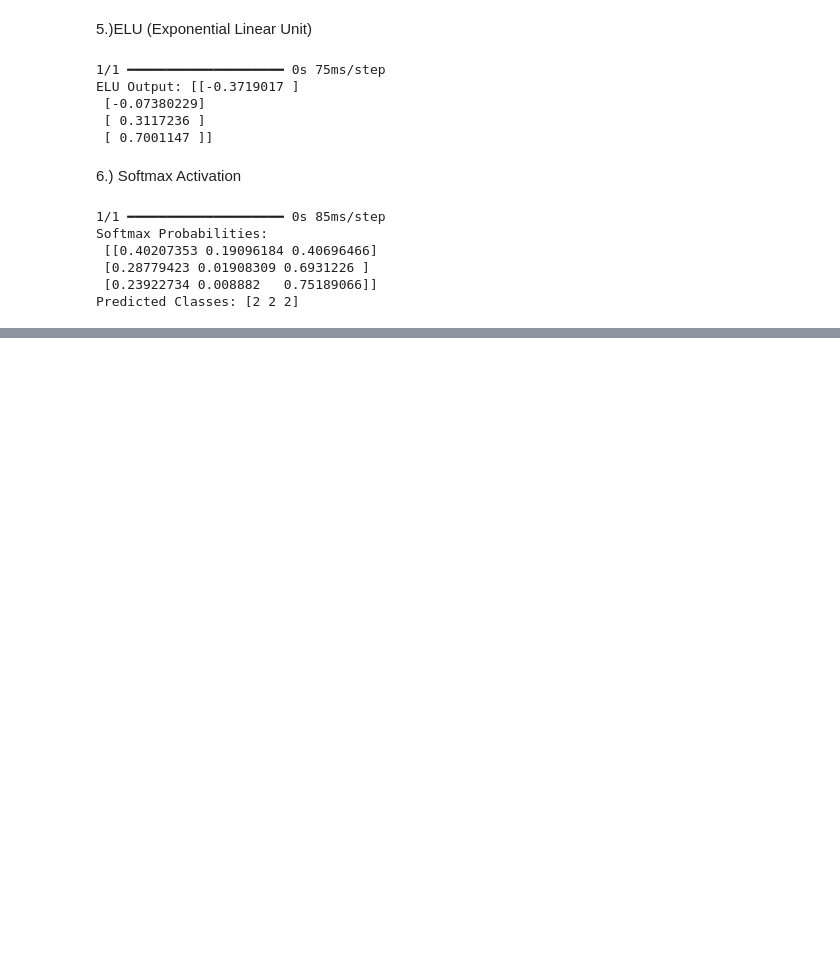
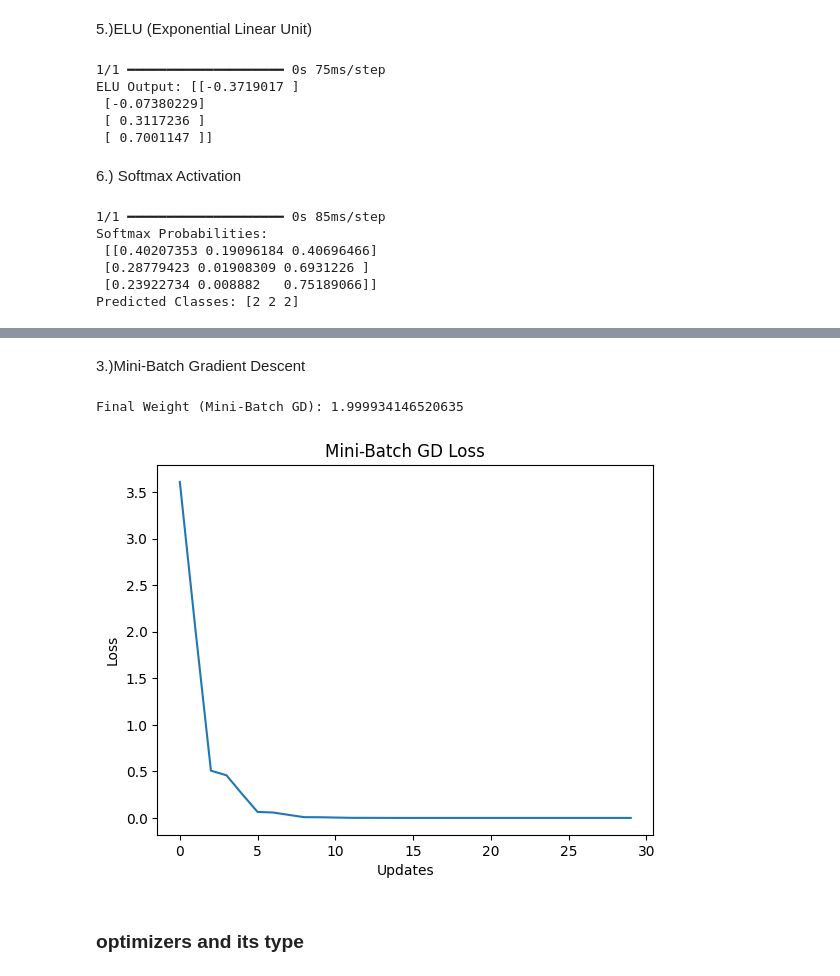
Before and after one commit to visheshsharma1708/Datascience.pr, a Jupyter notebook: deep-learning(tensorflow)/tensorflow.ipynb, the cells around one changed output, grey strips where cells are left out. Cells and saved outputs as stored; diff of their text form; code cells hidden in the pictures; blank space fills up the shorter version.

```diff
--- a/deep-learning(tensorflow)/tensorflow.ipynb
+++ b/deep-learning(tensorflow)/tensorflow.ipynb
@@ -315,0 +410,30 @@ Predicted Classes: [2 2 2]
+# %% [markdown]
+3.)Mini-Batch Gradient Descent
+# %%
+X = np.array([1, 2, 3, 4, 5])
+Y = np.array([2, 4, 6, 8, 10])
+w = 0
+learning_rate = 0.01
+epochs = 10
+batch_size = 2
+history = []
+
+for epoch in range(epochs):
+    for i in range(0, len(X), batch_size):
+        X_batch = X[i:i+batch_size]
+        Y_batch = Y[i:i+batch_size]
+        grad = np.mean(2 * X_batch * (w*X_batch - Y_batch))
+        w -= learning_rate * grad
+        history.append((w - 2)**2)
+
+print("Final Weight (Mini-Batch GD):", w)
+plt.plot(history)
+plt.title("Mini-Batch GD Loss")
+plt.xlabel("Updates")
+plt.ylabel("Loss")
+plt.show()
+# %% [output]
+Final Weight (Mini-Batch GD): 1.999934146520635
+[figure, added]
+# %% [markdown]
+### optimizers and its type
```
Also changed, not shown: parts of 8 cells of this notebook.
